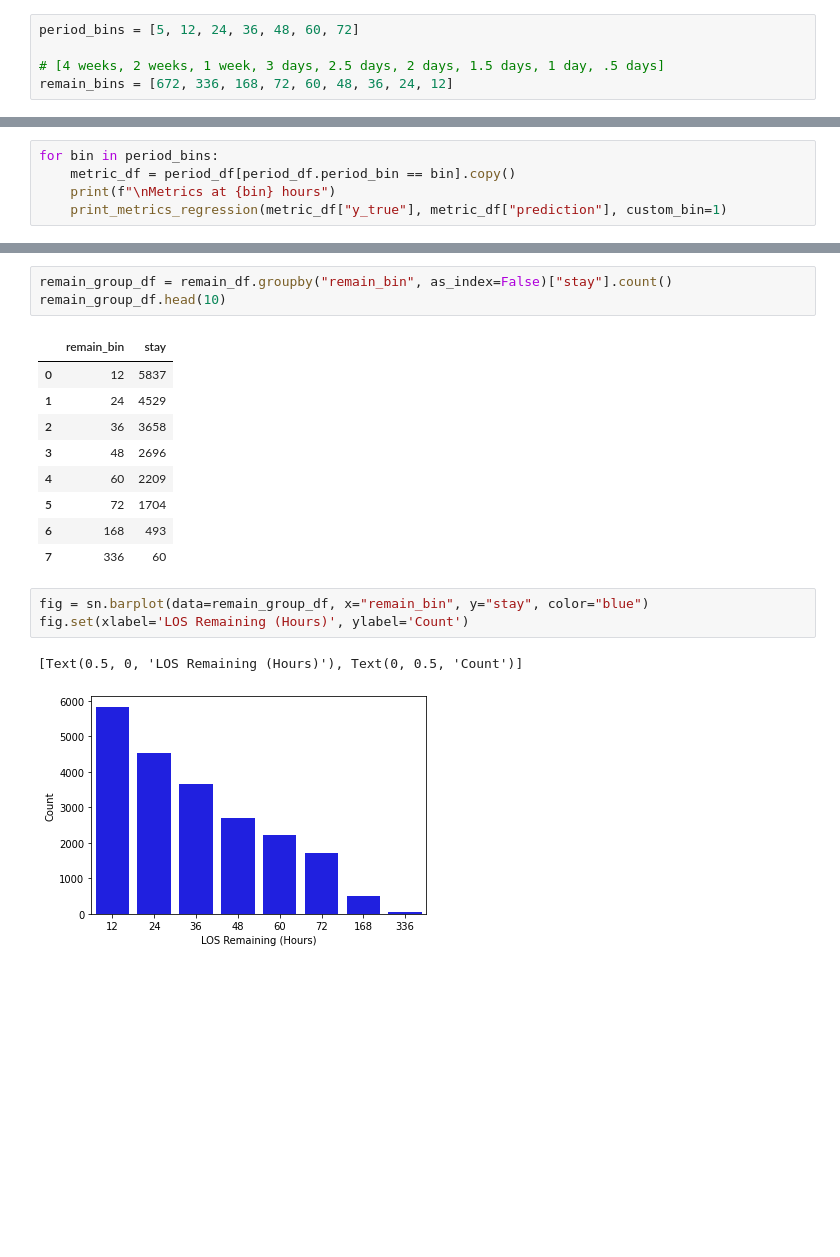
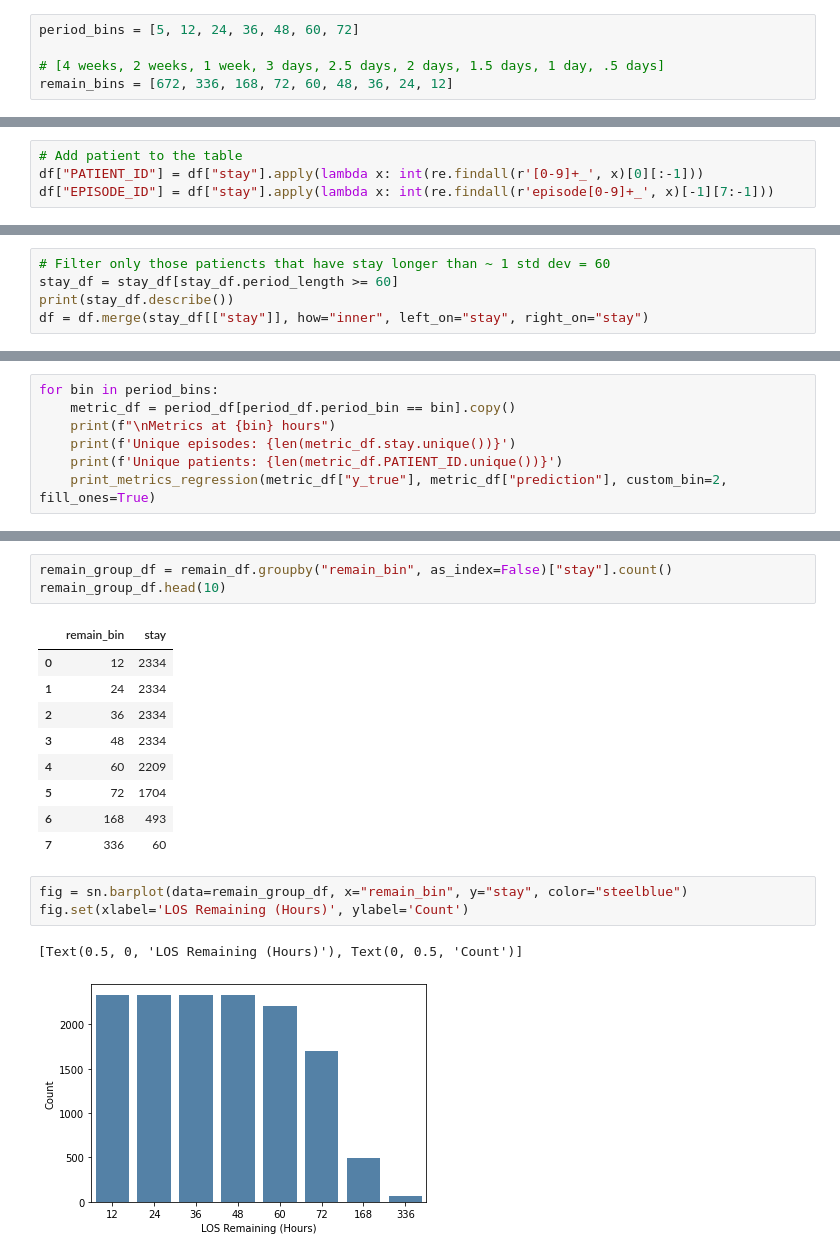
Before and after one commit to PNilayam/CS598_DLH, a Jupyter notebook: notebooks/metrics-exploration-01.ipynb, the cells around one changed output, grey strips where cells are left out. Drawn from its saved outputs; the diff is of its cells as text; blank space fills up the shorter version.

Commit message:
Metrics analysis

```diff
--- a/notebooks/metrics-exploration-01.ipynb
+++ b/notebooks/metrics-exploration-01.ipynb
@@ -31,0 +33,4 @@ df.describe(include="all")
+# %%
+# Add patient to the table
+df["PATIENT_ID"] = df["stay"].apply(lambda x: int(re.findall(r'[0-9]+_', x)[0][:-1]))
+df["EPISODE_ID"] = df["stay"].apply(lambda x: int(re.findall(r'episode[0-9]+_', x)[-1][7:-1]))
@@ -60,0 +79,5 @@ max       396.000000
+# %%
+# Filter only those patiencts that have stay longer than ~ 1 std dev = 60
+stay_df = stay_df[stay_df.period_length >= 60]
+print(stay_df.describe())
+df = df.merge(stay_df[["stay"]], how="inner", left_on="stay", right_on="stay")
@@ -104,6 +142,8 @@ fig.set(xlabel='LOS (Hours)', ylabel='Count')
 for bin in period_bins:
     metric_df = period_df[period_df.period_bin == bin].copy()
     print(f"\nMetrics at {bin} hours")
-    print_metrics_regression(metric_df["y_true"], metric_df["prediction"], custom_bin=1)
+    print(f'Unique episodes: {len(metric_df.stay.unique())}')
+    print(f'Unique patients: {len(metric_df.PATIENT_ID.unique())}')
+    print_metrics_regression(metric_df["y_true"], metric_df["prediction"], custom_bin=2, fill_ones=True)
 # %% [output]
 Metrics at 5 hours
@@ -150,17 +186,17 @@ remain_group_df = remain_df.groupby("remain_bin", as_index=False)["stay"].count(
 remain_group_df.head(10)
 # %% [output]
 |  | remain_bin | stay |
-| 0 | 12 | 5837 |
-| 1 | 24 | 4529 |
-| 2 | 36 | 3658 |
-| 3 | 48 | 2696 |
+| 0 | 12 | 2334 |
+| 1 | 24 | 2334 |
+| 2 | 36 | 2334 |
+| 3 | 48 | 2334 |
 | 4 | 60 | 2209 |
 | 5 | 72 | 1704 |
 | 6 | 168 | 493 |
 | 7 | 336 | 60 |
 # %%
-fig = sn.barplot(data=remain_group_df, x="remain_bin", y="stay", color="blue")
+fig = sn.barplot(data=remain_group_df, x="remain_bin", y="stay", color="steelblue")
 fig.set(xlabel='LOS Remaining (Hours)', ylabel='Count')
 # %% [output]
 [Text(0.5, 0, 'LOS Remaining (Hours)'), Text(0, 0.5, 'Count')]
-[figure, old version]
+[figure, new version]
```
Also changed, not shown: parts of 15 cells of this notebook, 1 other file.
